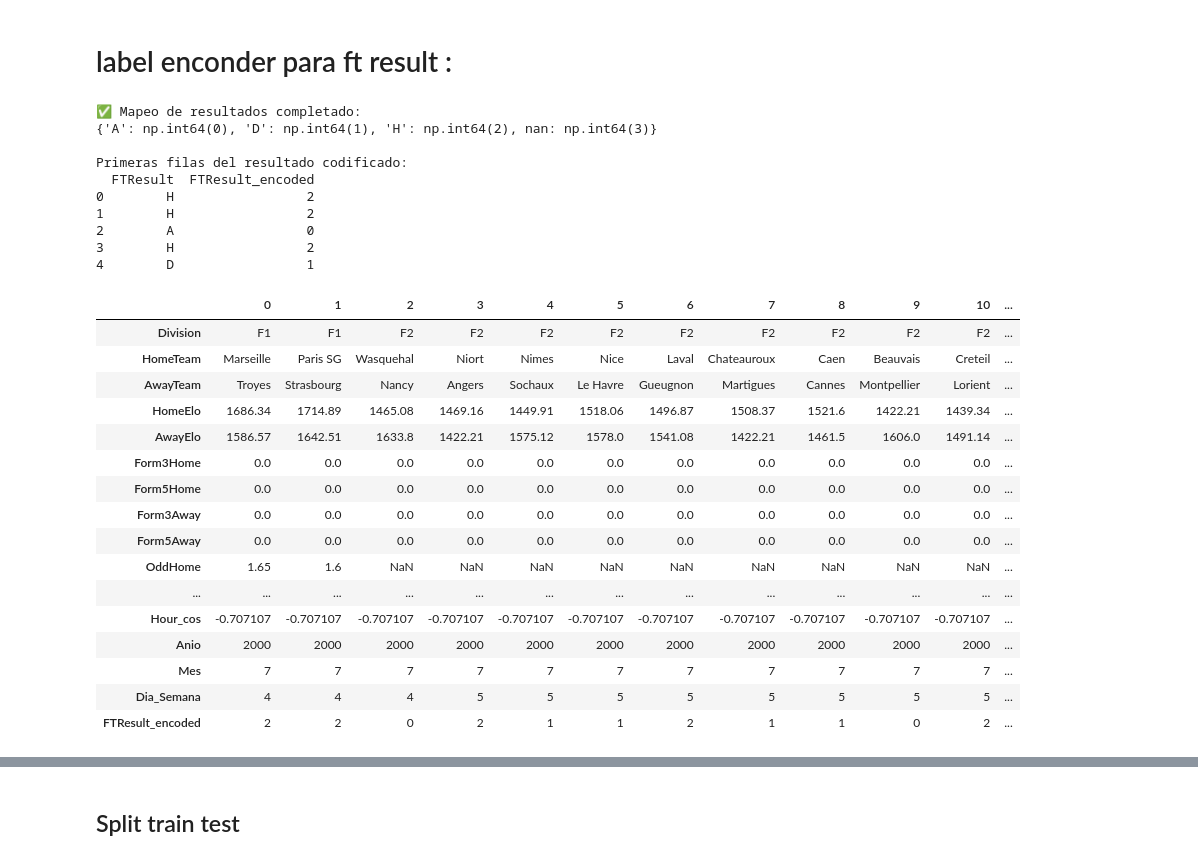
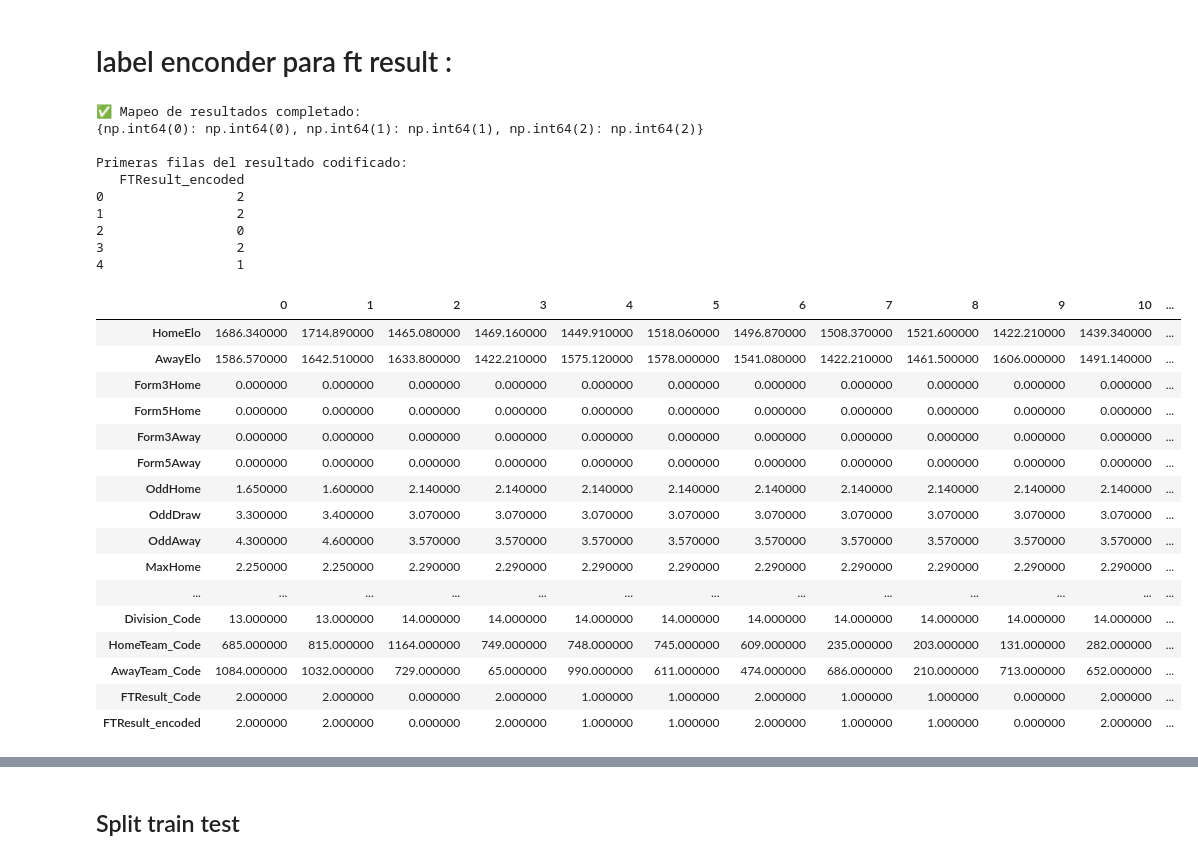
Before and after one commit to 4GeeksAcademy/Steven_Carlos_proyecto-final_, a Jupyter notebook: src/carlos.ipynb, the cells around one changed output, grey strips where cells are left out. Saved outputs shown, nothing was run; the diff lists cells and outputs as text; code cells hidden in the pictures.

```diff
--- a/src/carlos.ipynb
+++ b/src/carlos.ipynb
@@ -496,48 +506,51 @@ dtype: int64
 # label enconder para ft result :
 # %%
 
-# datos_pre = datos_pre.dropna(subset=['FTResult'])
+# df_final = df_final.dropna(subset=['FTResult'])
 le = LabelEncoder()
-datos_pre['FTResult_encoded'] = le.fit_transform(datos_pre['FTResult'])
 
-# 4. Verificamos la equivalencia para saber qué número corresponde a cada letra
-mapping = dict(zip(le.classes_, le.transform(le.classes_)))
+if 'FTResult' in df_final.columns:
+    df_final['FTResult_encoded'] = le.fit_transform(df_final['FTResult'])
+    mapping = dict(zip(le.classes_, le.transform(le.classes_)))
+else:
+    df_final['FTResult_encoded'] = df_final['FTResult_Code']
+    mapping = {v: v for v in sorted(df_final['FTResult_encoded'].unique())}
 
 print("✅ Mapeo de resultados completado:")
 print(mapping)
 print("\nPrimeras filas del resultado codificado:")
-print(datos_pre[['FTResult', 'FTResult_encoded']].head())
+print(df_final[['FTResult_encoded']].head())
 # %% [output]
 ✅ Mapeo de resultados completado:
-{'A': np.int64(0), 'D': np.int64(1), 'H': np.int64(2), nan: np.int64(3)}
+{np.int64(0): np.int64(0), np.int64(1): np.int64(1), np.int64(2): np.int64(2)}
 
 Primeras filas del resultado codificado:
-  FTResult  FTResult_encoded
-0        H                 2
-1        H                 2
-2        A                 0
-3        H                 2
-4        D                 1
+   FTResult_encoded
+0                 2
+1                 2
+2                 0
+3                 2
+4                 1
 # %%
-datos_pre.head(20).T
+df_final.head(20).T
 # %% [output]
 |  | 0 | 1 | 2 | 3 | 4 | 5 | 6 | 7 | 8 | 9 | 10 | ... |
-| Division | F1 | F1 | F2 | F2 | F2 | F2 | F2 | F2 | F2 | F2 | F2 | ... |
-| HomeTeam | Marseille | Paris SG | Wasquehal | Niort | Nimes | Nice | Laval | Chateauroux | Caen | Beauvais | Creteil | ... |
-| AwayTeam | Troyes | Strasbourg | Nancy | Angers | Sochaux | Le Havre | Gueugnon | Martigues | Cannes | Montpellier | Lorient | ... |
-| HomeElo | 1686.34 | 1714.89 | 1465.08 | 1469.16 | 1449.91 | 1518.06 | 1496.87 | 1508.37 | 1521.6 | 1422.21 | 1439.34 | ... |
-| AwayElo | 1586.57 | 1642.51 | 1633.8 | 1422.21 | 1575.12 | 1578.0 | 1541.08 | 1422.21 | 1461.5 | 1606.0 | 1491.14 | ... |
-| Form3Home | 0.0 | 0.0 | 0.0 | 0.0 | 0.0 | 0.0 | 0.0 | 0.0 | 0.0 | 0.0 | 0.0 | ... |
-| Form5Home | 0.0 | 0.0 | 0.0 | 0.0 | 0.0 | 0.0 | 0.0 | 0.0 | 0.0 | 0.0 | 0.0 | ... |
-| Form3Away | 0.0 | 0.0 | 0.0 | 0.0 | 0.0 | 0.0 | 0.0 | 0.0 | 0.0 | 0.0 | 0.0 | ... |
-| Form5Away | 0.0 | 0.0 | 0.0 | 0.0 | 0.0 | 0.0 | 0.0 | 0.0 | 0.0 | 0.0 | 0.0 | ... |
-| OddHome | 1.65 | 1.6 | NaN | NaN | NaN | NaN | NaN | NaN | NaN | NaN | NaN | ... |
+| HomeElo | 1686.340000 | 1714.890000 | 1465.080000 | 1469.160000 | 1449.910000 | 1518.060000 | 1496.870000 | 1508.370000 | 1521.600000 | 1422.210000 | 1439.340000 | ... |
+| AwayElo | 1586.570000 | 1642.510000 | 1633.800000 | 1422.210000 | 1575.120000 | 1578.000000 | 1541.080000 | 1422.210000 | 1461.500000 | 1606.000000 | 1491.140000 | ... |
+| Form3Home | 0.000000 | 0.000000 | 0.000000 | 0.000000 | 0.000000 | 0.000000 | 0.000000 | 0.000000 | 0.000000 | 0.000000 | 0.000000 | ... |
+| Form5Home | 0.000000 | 0.000000 | 0.000000 | 0.000000 | 0.000000 | 0.000000 | 0.000000 | 0.000000 | 0.000000 | 0.000000 | 0.000000 | ... |
+| Form3Away | 0.000000 | 0.000000 | 0.000000 | 0.000000 | 0.000000 | 0.000000 | 0.000000 | 0.000000 | 0.000000 | 0.000000 | 0.000000 | ... |
+| Form5Away | 0.000000 | 0.000000 | 0.000000 | 0.000000 | 0.000000 | 0.000000 | 0.000000 | 0.000000 | 0.000000 | 0.000000 | 0.000000 | ... |
+| OddHome | 1.650000 | 1.600000 | 2.140000 | 2.140000 | 2.140000 | 2.140000 | 2.140000 | 2.140000 | 2.140000 | 2.140000 | 2.140000 | ... |
+| OddDraw | 3.300000 | 3.400000 | 3.070000 | 3.070000 | 3.070000 | 3.070000 | 3.070000 | 3.070000 | 3.070000 | 3.070000 | 3.070000 | ... |
+| OddAway | 4.300000 | 4.600000 | 3.570000 | 3.570000 | 3.570000 | 3.570000 | 3.570000 | 3.570000 | 3.570000 | 3.570000 | 3.570000 | ... |
+| MaxHome | 2.250000 | 2.250000 | 2.290000 | 2.290000 | 2.290000 | 2.290000 | 2.290000 | 2.290000 | 2.290000 | 2.290000 | 2.290000 | ... |
 | ... | ... | ... | ... | ... | ... | ... | ... | ... | ... | ... | ... | ... |
-| Hour_cos | -0.707107 | -0.707107 | -0.707107 | -0.707107 | -0.707107 | -0.707107 | -0.707107 | -0.707107 | -0.707107 | -0.707107 | -0.707107 | ... |
-| Anio | 2000 | 2000 | 2000 | 2000 | 2000 | 2000 | 2000 | 2000 | 2000 | 2000 | 2000 | ... |
-| Mes | 7 | 7 | 7 | 7 | 7 | 7 | 7 | 7 | 7 | 7 | 7 | ... |
-| Dia_Semana | 4 | 4 | 4 | 5 | 5 | 5 | 5 | 5 | 5 | 5 | 5 | ... |
-| FTResult_encoded | 2 | 2 | 0 | 2 | 1 | 1 | 2 | 1 | 1 | 0 | 2 | ... |
+| Division_Code | 13.000000 | 13.000000 | 14.000000 | 14.000000 | 14.000000 | 14.000000 | 14.000000 | 14.000000 | 14.000000 | 14.000000 | 14.000000 | ... |
+| HomeTeam_Code | 685.000000 | 815.000000 | 1164.000000 | 749.000000 | 748.000000 | 745.000000 | 609.000000 | 235.000000 | 203.000000 | 131.000000 | 282.000000 | ... |
+| AwayTeam_Code | 1084.000000 | 1032.000000 | 729.000000 | 65.000000 | 990.000000 | 611.000000 | 474.000000 | 686.000000 | 210.000000 | 713.000000 | 652.000000 | ... |
+| FTResult_Code | 2.000000 | 2.000000 | 0.000000 | 2.000000 | 1.000000 | 1.000000 | 2.000000 | 1.000000 | 1.000000 | 0.000000 | 2.000000 | ... |
+| FTResult_encoded | 2.000000 | 2.000000 | 0.000000 | 2.000000 | 1.000000 | 1.000000 | 2.000000 | 1.000000 | 1.000000 | 0.000000 | 2.000000 | ... |
 # %%
 # Comprobacion final antes de split/train/test
 target_col = "FTResult_encoded"
```
Also changed, not shown: parts of 18 cells of this notebook.
